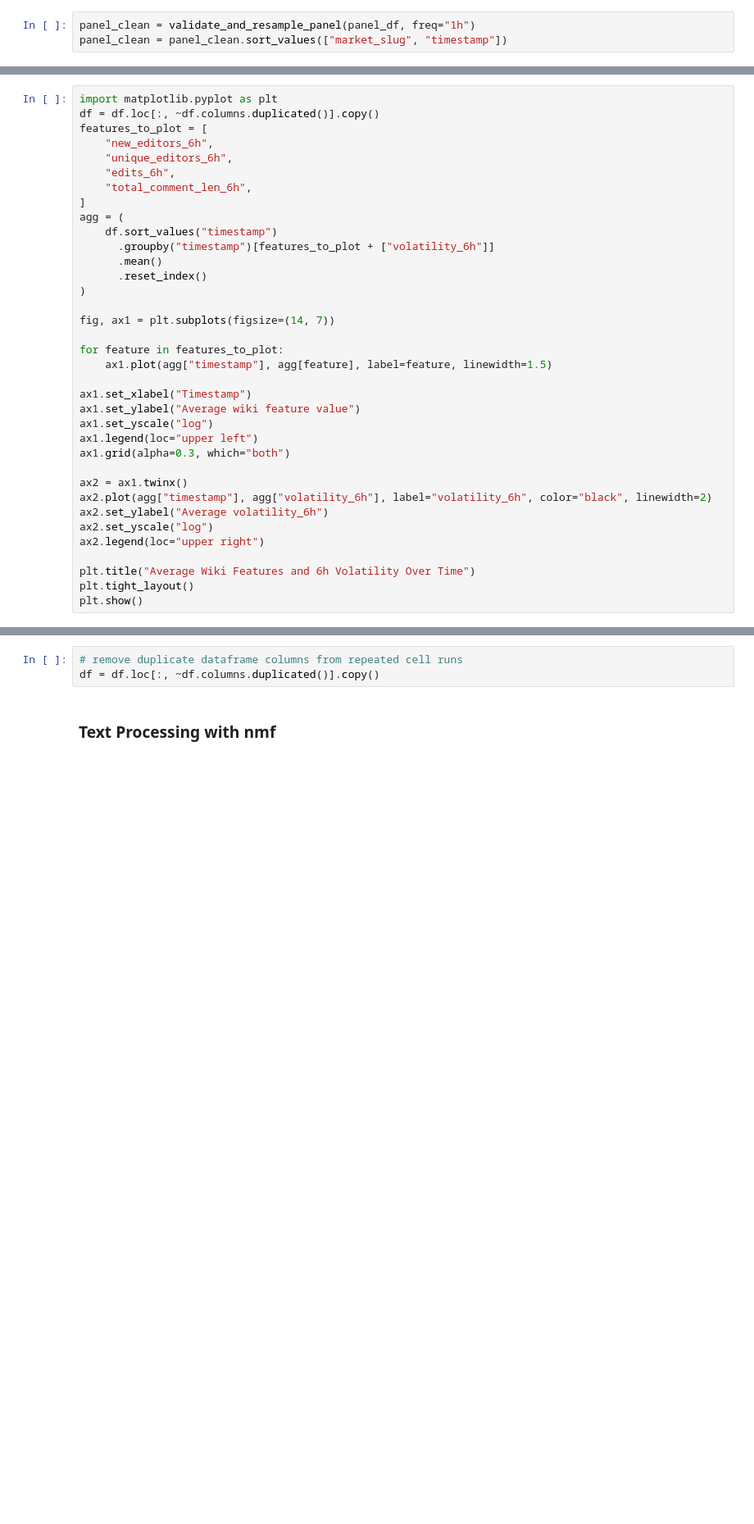
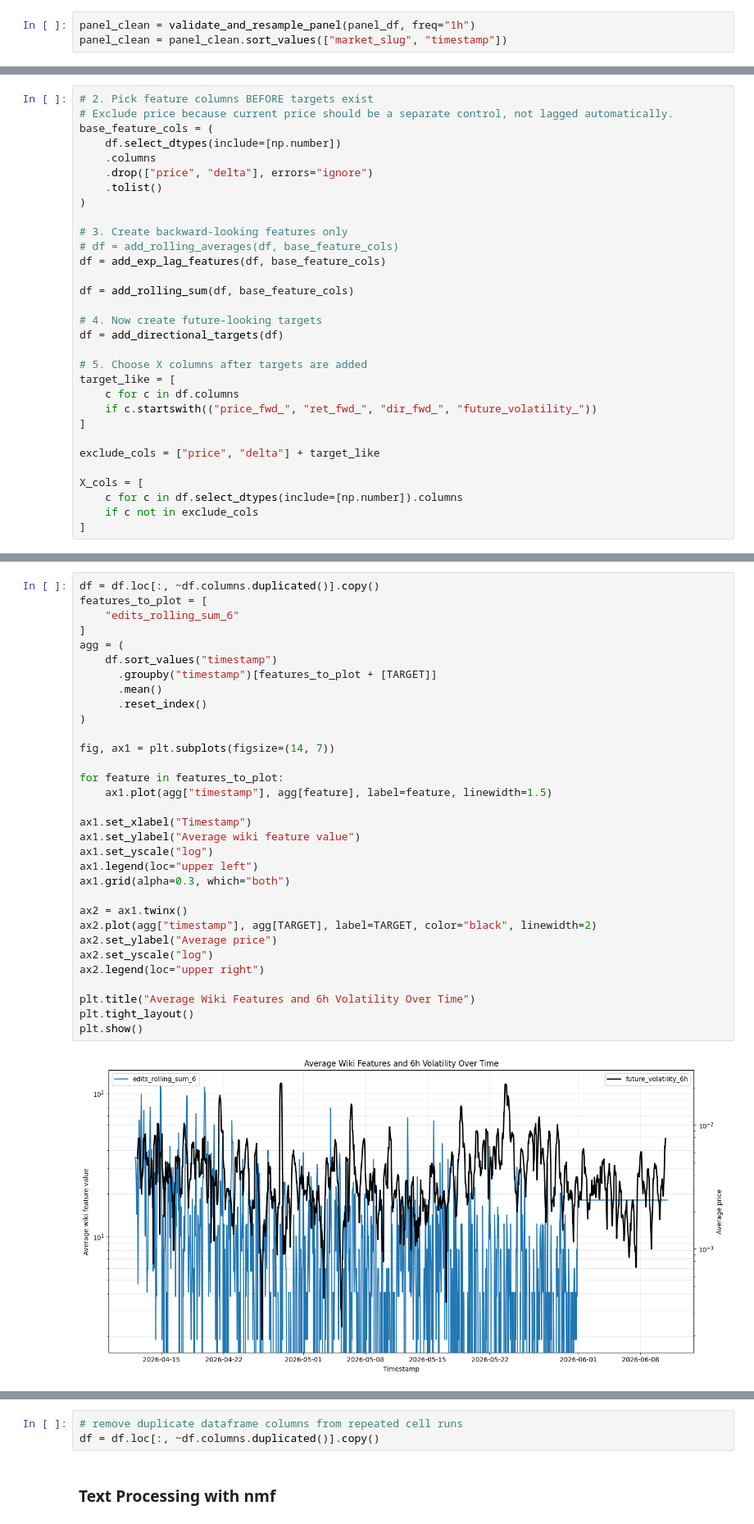
Before and after one commit to tallywiesenberg/thinking-bee, a Jupyter notebook: src/02_directional_alpha.ipynb, the cells around one changed output, grey strips where cells are left out. Shown at 82% size. Cells and saved outputs as stored; diff of their text form; blank space fills up the shorter version.

Commit message:
return to volatility target

```diff
--- a/src/02_directional_alpha.ipynb
+++ b/src/02_directional_alpha.ipynb
@@ -259,0 +241,31 @@ wiki_cols
+# %%
+# 2. Pick feature columns BEFORE targets exist
+# Exclude price because current price should be a separate control, not lagged automatically.
+base_feature_cols = (
+    df.select_dtypes(include=[np.number])
+    .columns
+    .drop(["price", "delta"], errors="ignore")
+    .tolist()
+)
+
+# 3. Create backward-looking features only
+# df = add_rolling_averages(df, base_feature_cols)
+df = add_exp_lag_features(df, base_feature_cols)
+
+df = add_rolling_sum(df, base_feature_cols)
+
+# 4. Now create future-looking targets
+df = add_directional_targets(df)
+
+# 5. Choose X columns after targets are added
+target_like = [
+    c for c in df.columns
+    if c.startswith(("price_fwd_", "ret_fwd_", "dir_fwd_", "future_volatility_"))
+]
+
+exclude_cols = ["price", "delta"] + target_like
+
+X_cols = [
+    c for c in df.select_dtypes(include=[np.number]).columns
+    if c not in exclude_cols
+]
@@ -260,39 +292,37 @@ wiki_cols
 # %%
-import matplotlib.pyplot as plt
 df = df.loc[:, ~df.columns.duplicated()].copy()
 features_to_plot = [
-    "new_editors_6h",
-    "unique_editors_6h",
-    "edits_6h",
-    "total_comment_len_6h",
+    "edits_rolling_sum_6"
 ]
 agg = (
     df.sort_values("timestamp")
-      .groupby("timestamp")[features_to_plot + ["volatility_6h"]]
+      .groupby("timestamp")[features_to_plot + [TARGET]]
       .mean()
       .reset_index()
 )
 
 fig, ax1 = plt.subplots(figsize=(14, 7))
 
 for feature in features_to_plot:
     ax1.plot(agg["timestamp"], agg[feature], label=feature, linewidth=1.5)
 
 ax1.set_xlabel("Timestamp")
 ax1.set_ylabel("Average wiki feature value")
 ax1.set_yscale("log")
 ax1.legend(loc="upper left")
 ax1.grid(alpha=0.3, which="both")
 
 ax2 = ax1.twinx()
-ax2.plot(agg["timestamp"], agg["volatility_6h"], label="volatility_6h", color="black", linewidth=2)
-ax2.set_ylabel("Average volatility_6h")
+ax2.plot(agg["timestamp"], agg[TARGET], label=TARGET, color="black", linewidth=2)
+ax2.set_ylabel("Average price")
 ax2.set_yscale("log")
 ax2.legend(loc="upper right")
 
 plt.title("Average Wiki Features and 6h Volatility Over Time")
 plt.tight_layout()
 plt.show()
+# %% [output]
+[figure, added]
 # %%
 import matplotlib.pyplot as plt
 import numpy as np
```
Also changed, not shown: parts of 24 cells of this notebook, 3 other files.
